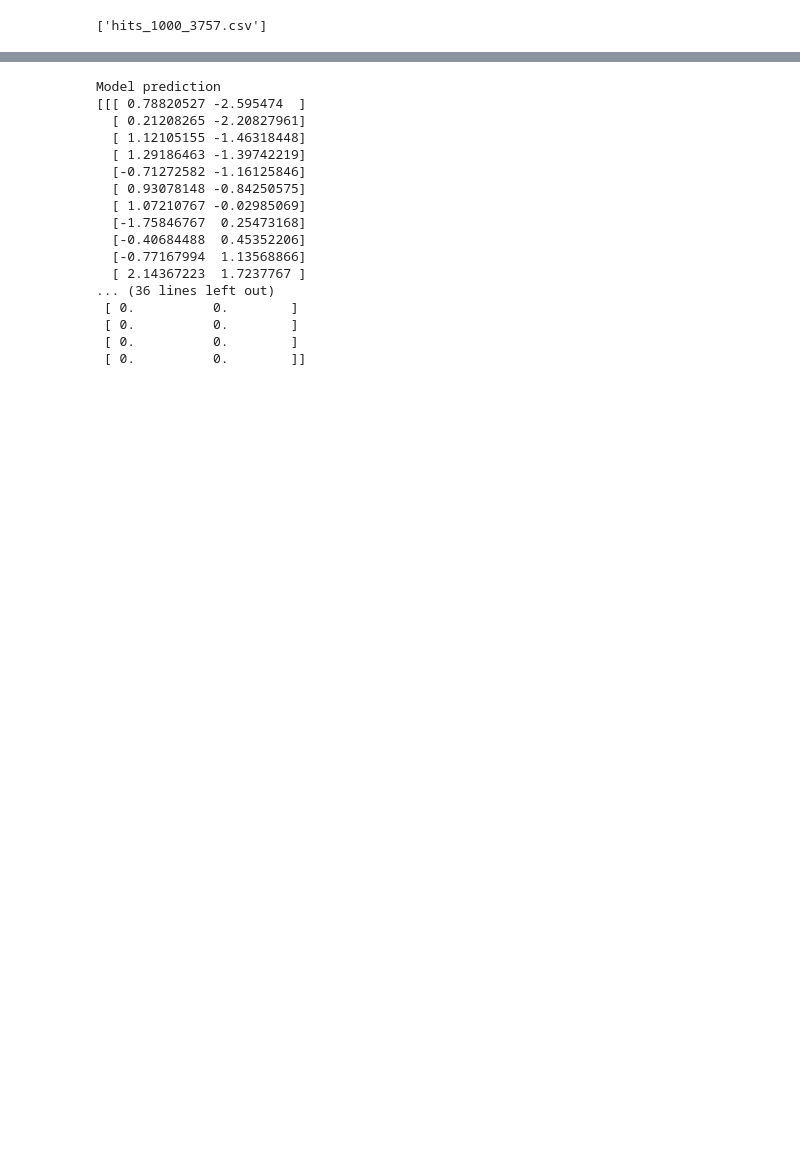
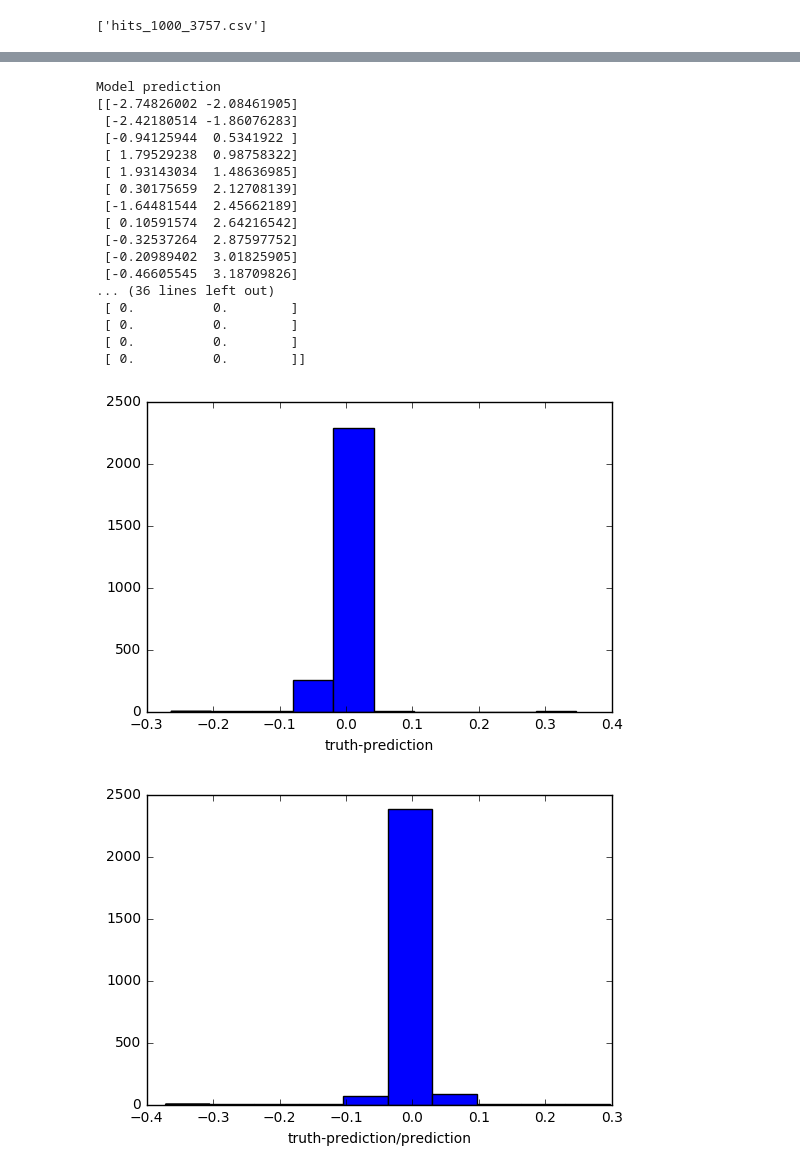
Before and after one commit to HEPTrkX/heptrkx-dshep17, a Jupyter notebook: hands-on/DSHEP_CNN_LSTM.ipynb, the cells around one changed output, grey strips where cells are left out. Drawn from its saved outputs; the diff is of its cells as text; code cells hidden in the pictures; blank space fills up the shorter version.

Commit message:
fiddle with dustin model

```diff
--- a/hands-on/DSHEP_CNN_LSTM.ipynb
+++ b/hands-on/DSHEP_CNN_LSTM.ipynb
@@ -192,25 +216,52 @@ Wall time: 14min 22s
 <keras.callbacks.History at 0x...>
 # %%
-evt, pred, weight = generator.next()
+evt, truth, weight = generator.next()
+#pred = model_1.predict(np.array([evt[0]]))
+pred = model_1.predict(evt)
 print "Model prediction"
-print model_1.predict(np.array([evt[0]]))
+print pred[0]
 print "Target"
-print pred[0]
+print truth[0]
 # %% [output]
 Model prediction
-[[[ 0.78820527 -2.595474  ]
-  [ 0.21208265 -2.20827961]
-  [ 1.12105155 -1.46318448]
-  [ 1.29186463 -1.39742219]
-  [-0.71272582 -1.16125846]
-  [ 0.93078148 -0.84250575]
-  [ 1.07210767 -0.02985069]
-  [-1.75846767  0.25473168]
-  [-0.40684488  0.45352206]
-  [-0.77167994  1.13568866]
-  [ 2.14367223  1.7237767 ]
+[[-2.74826002 -2.08461905]
+ [-2.42180514 -1.86076283]
+ [-0.94125944  0.5341922 ]
+ [ 1.79529238  0.98758322]
+ [ 1.93143034  1.48636985]
+ [ 0.30175659  2.12708139]
+ [-1.64481544  2.45662189]
+ [ 0.10591574  2.64216542]
+ [-0.32537264  2.87597752]
+ [-0.20989402  3.01825905]
+ [-0.46605545  3.18709826]
 ... (36 lines left out)
  [ 0.          0.        ]
  [ 0.          0.        ]
  [ 0.          0.        ]
  [ 0.          0.        ]]
+# %%
+diff = []
+relative_diff = []
+for i in range( truth.shape[0]):
+    t = truth[i]
+    p = pred[i]
+    one = np.where(t[:,0] !=0 )
+    #print t[one,0]
+    #print p[one,0]
+    d  = (t[one,0] - p[one,0])
+    rd = d /t[one,0]
+    diff.extend(d.ravel())
+    relative_diff.extend(rd.ravel())
+
+
+plt.hist(diff )
+plt.xlabel('truth-prediction')
+plt.show()
+
+plt.hist(relative_diff )
+plt.xlabel('truth-prediction/prediction')
+plt.show()
+# %% [output]
+[figure, added]
+[figure, added]
```
Also changed, not shown: parts of 4 cells of this notebook, 1 other file.
